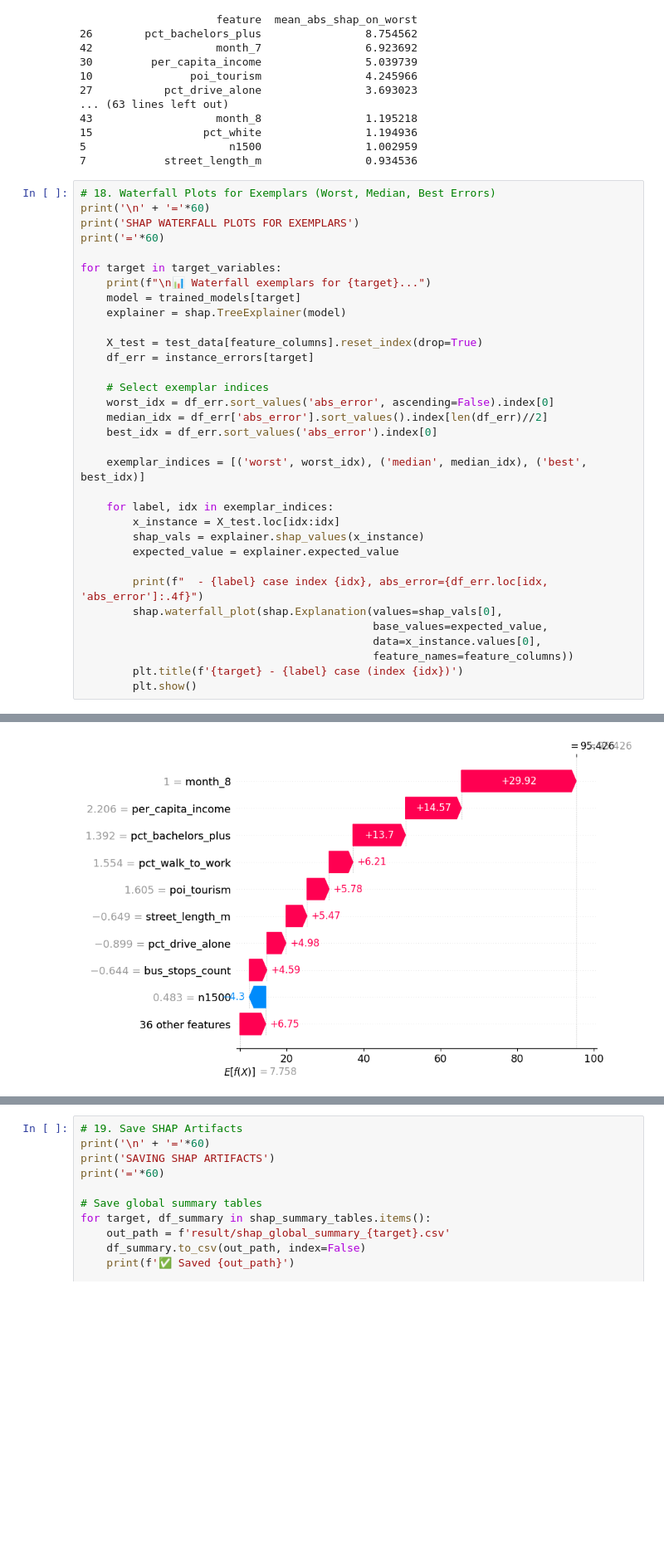
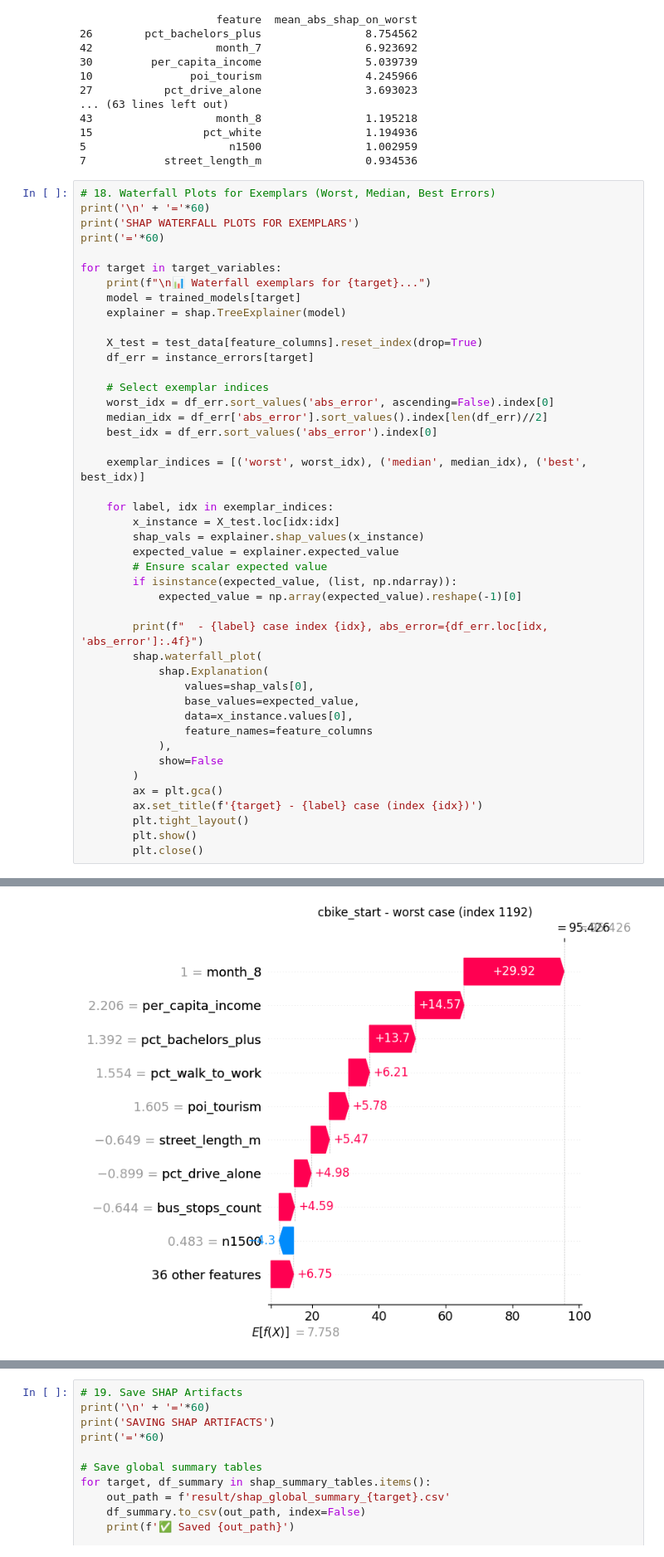
Before and after one commit to lishirley89/Demand-Prediction-for-Bike-Share-System-Expansion, a Jupyter notebook: code/model_xgboost.ipynb, the cells around one changed output, grey strips where cells are left out. Shown at 83% size. Saved outputs shown, nothing was run; the diff lists cells and outputs as text; blank space fills up the shorter version.

```diff
--- a/code/model_xgboost.ipynb
+++ b/code/model_xgboost.ipynb
@@ -1133,36 +1133,47 @@ print('='*60)
 
 for target in target_variables:
     print(f"\n📊 Waterfall exemplars for {target}...")
     model = trained_models[target]
     explainer = shap.TreeExplainer(model)
 
     X_test = test_data[feature_columns].reset_index(drop=True)
     df_err = instance_errors[target]
 
     # Select exemplar indices
     worst_idx = df_err.sort_values('abs_error', ascending=False).index[0]
     median_idx = df_err['abs_error'].sort_values().index[len(df_err)//2]
     best_idx = df_err.sort_values('abs_error').index[0]
 
     exemplar_indices = [('worst', worst_idx), ('median', median_idx), ('best', best_idx)]
 
     for label, idx in exemplar_indices:
         x_instance = X_test.loc[idx:idx]
         shap_vals = explainer.shap_values(x_instance)
         expected_value = explainer.expected_value
+        # Ensure scalar expected value
+        if isinstance(expected_value, (list, np.ndarray)):
+            expected_value = np.array(expected_value).reshape(-1)[0]
 
         print(f"  - {label} case index {idx}, abs_error={df_err.loc[idx, 'abs_error']:.4f}")
-        shap.waterfall_plot(shap.Explanation(values=shap_vals[0],
-                                             base_values=expected_value,
-                                             data=x_instance.values[0],
-                                             feature_names=feature_columns))
-        plt.title(f'{target} - {label} case (index {idx})')
+        shap.waterfall_plot(
+            shap.Explanation(
+                values=shap_vals[0],
+                base_values=expected_value,
+                data=x_instance.values[0],
+                feature_names=feature_columns
+            ),
+            show=False
+        )
+        ax = plt.gca()
+        ax.set_title(f'{target} - {label} case (index {idx})')
+        plt.tight_layout()
         plt.show()
+        plt.close()
 # %% [output]
 ============================================================
 SHAP WATERFALL PLOTS FOR EXEMPLARS
 ============================================================
 
 📊 Waterfall exemplars for cbike_start...
   - worst case index 1192, abs_error=66.6759
-[figure, old version]
+[figure, new version]
```
Also changed, not shown: parts of 1 cell of this notebook.
